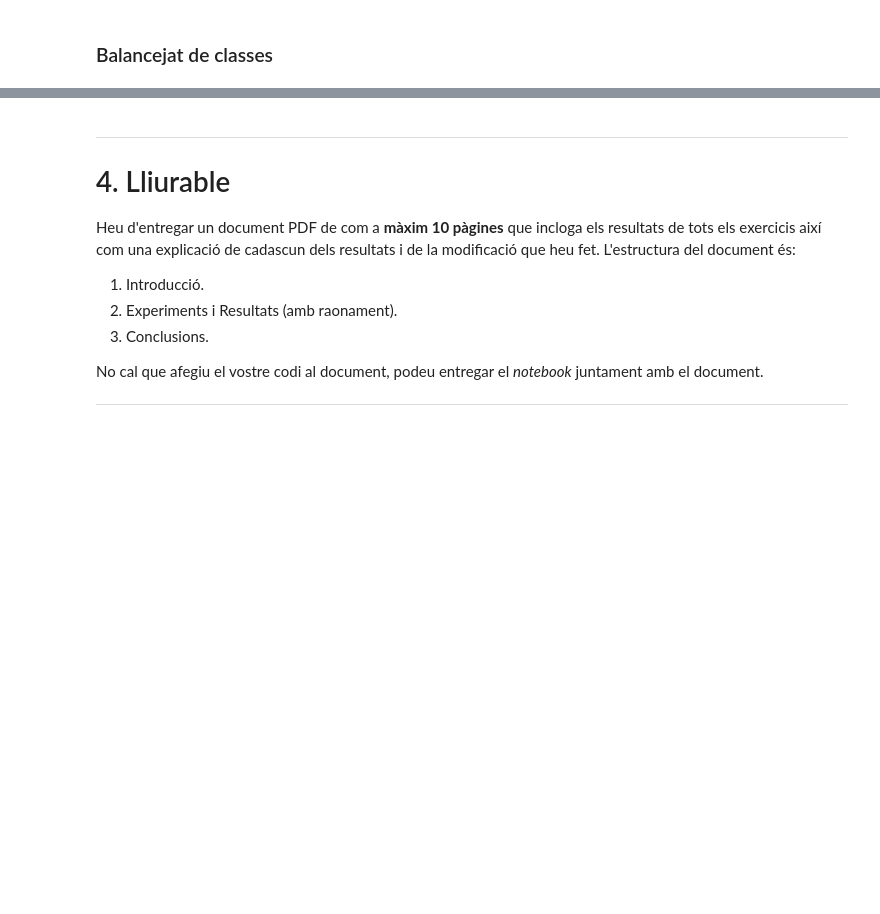
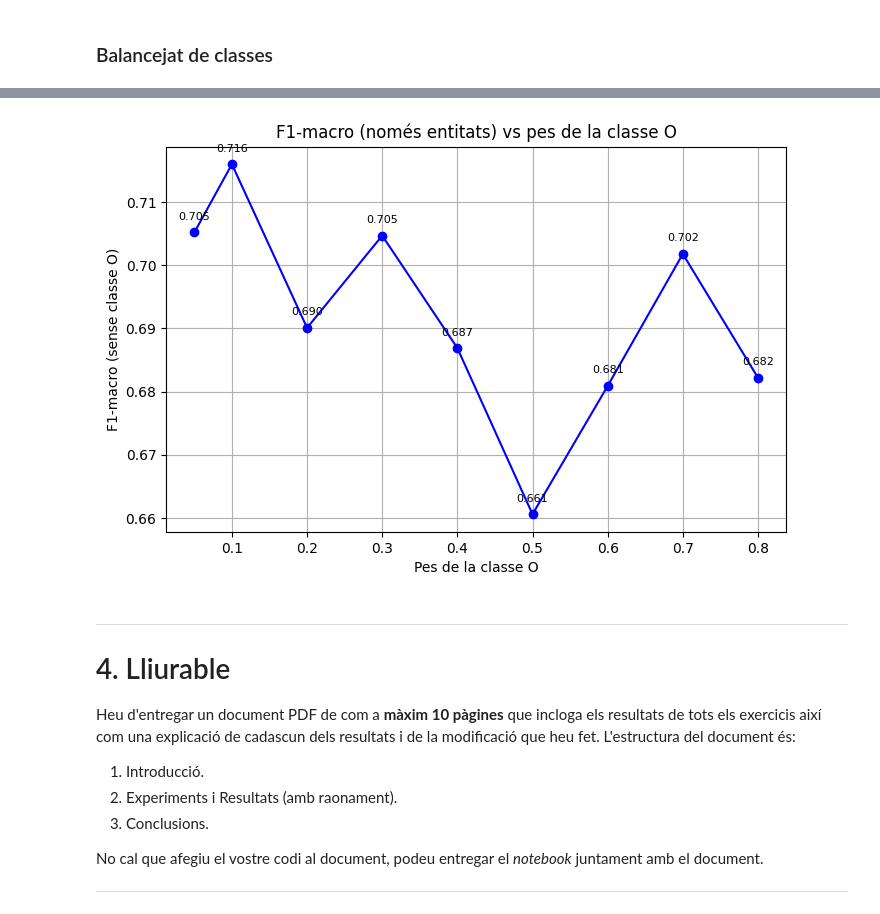
Before and after one commit to gallego-c/TVD_P2_ClaudiaVeronica, a Jupyter notebook: scripts/TVD_P2_2_ClaudiaVeronica.ipynb, the cells around one changed output, grey strips where cells are left out. Saved outputs shown, nothing was run; the diff lists cells and outputs as text; code cells hidden in the pictures; blank space fills up the shorter version.

```diff
--- a/scripts/TVD_P2_2_ClaudiaVeronica.ipynb
+++ b/scripts/TVD_P2_2_ClaudiaVeronica.ipynb
@@ -1408,9 +1298,0 @@ print(train_weights)
-# %%
-# Train the model
-batch_size = 32
-epochs = 10
-model.fit(train_pad_sequences, train_labels_one_hot, batch_size=batch_size, epochs=epochs,sample_weight=train_weights, validation_data=(val_pad_sequences, val_labels_one_hot))
-
-# Evaluate the model on the test set
-loss, accuracy = model.evaluate(test_pad_sequences, test_labels_one_hot,batch_size=batch_size)
-print(f"Test accuracy: {accuracy:.2f}, loss: {loss:.2f}")
@@ -1430,3 +1481,28 @@ print(classification_report(test_labels_idx, preds_idx, labels=labels_to_use, ta
+# %%
+import matplotlib.pyplot as plt
+import pandas as pd
+
+# Taula amb els valors
+df = pd.DataFrame({
+    "O_weight": [0.05, 0.10, 0.20, 0.30, 0.40, 0.50, 0.60, 0.70, 0.80],
+    "F1_macro_entities": [0.7052, 0.7160, 0.6901, 0.7047, 0.6869, 0.6606, 0.6809, 0.7018, 0.6822]
+})
+
+plt.figure(figsize=(8,5))
+plt.plot(df["O_weight"], df["F1_macro_entities"], marker="o", color='blue')
+plt.title("F1-macro (només entitats) vs pes de la classe O")
+plt.xlabel("Pes de la classe O")
+plt.ylabel("F1-macro (sense classe O)")
+plt.grid(True)
+
+# Afegir etiquetes als punts
+for i, row in df.iterrows():
+    plt.text(row["O_weight"], row["F1_macro_entities"] + 0.002, f"{row['F1_macro_entities']:.3f}",
+             ha='center', fontsize=8)
+
+plt.show()
+# %% [output]
+[figure, added]
 # %% [markdown]
 ---
 
```
Also changed, not shown: parts of 13 cells of this notebook.
